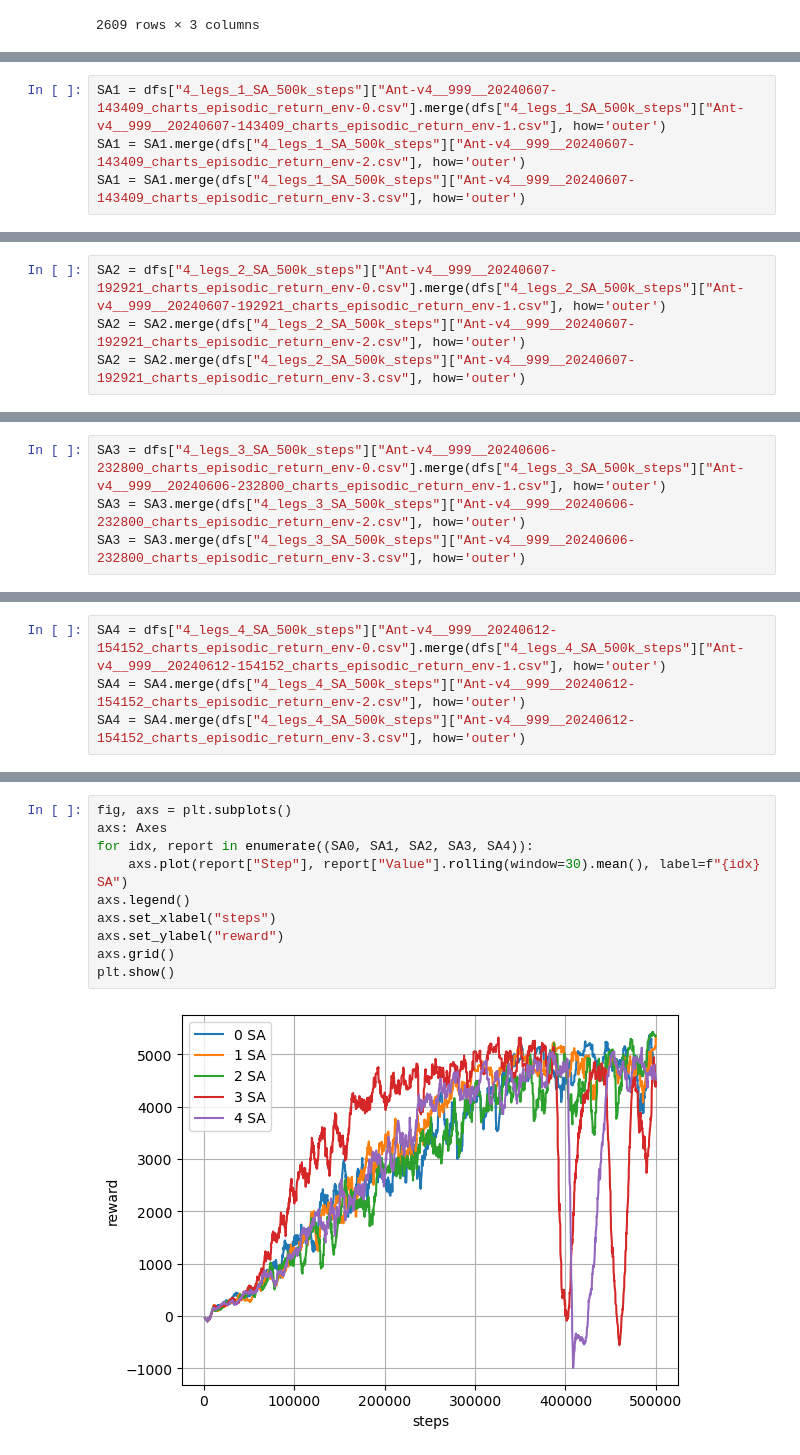
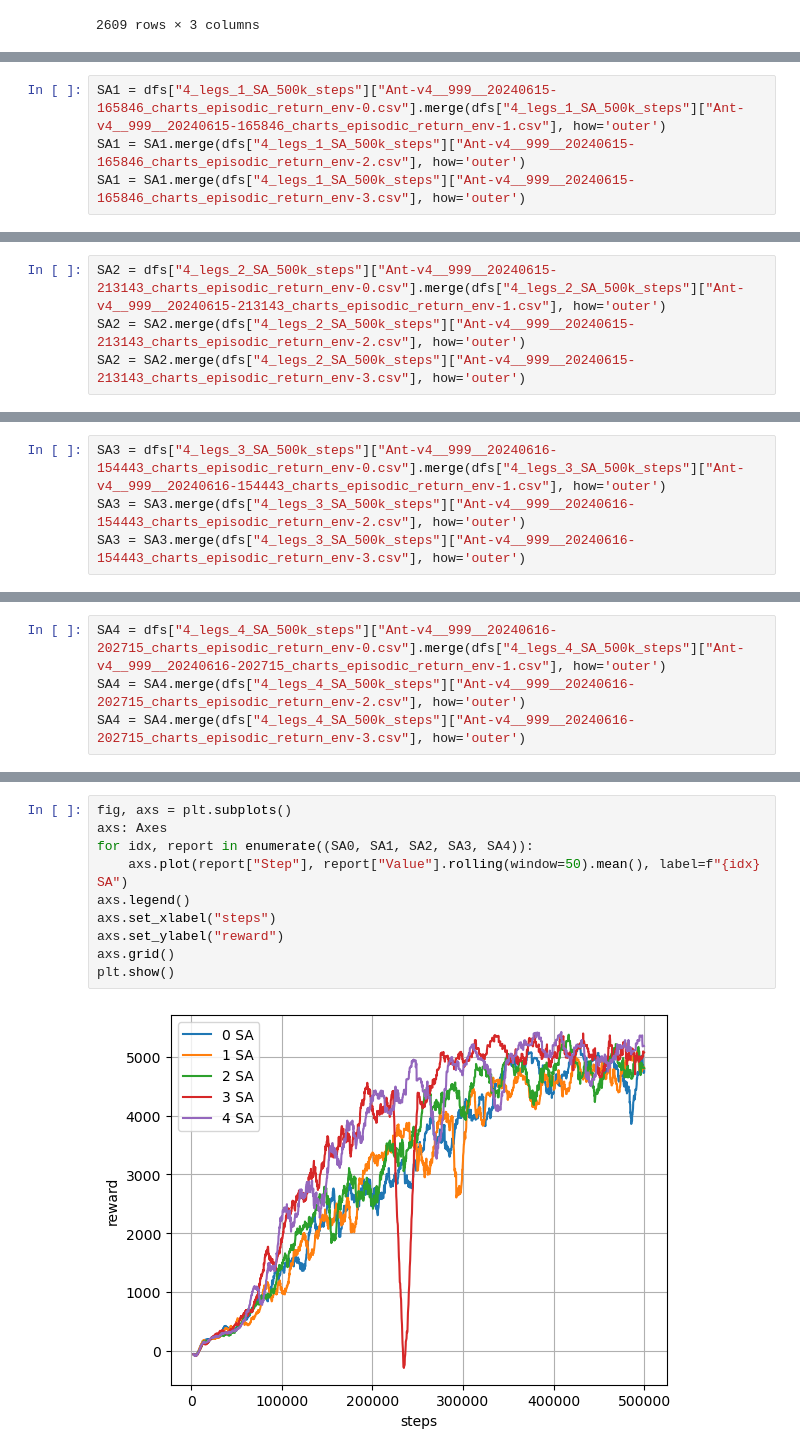
Before and after one commit to superkisa/new-life, a Jupyter notebook: notebooks/pics.ipynb, the cells around one changed output, grey strips where cells are left out. Saved outputs shown, nothing was run; the diff lists cells and outputs as text.

```diff
--- a/notebooks/pics.ipynb
+++ b/notebooks/pics.ipynb
@@ -191,8 +222,8 @@ ppe([*dfs["4_legs_1_SA_500k_steps"].keys()])
 ]
 # %%
-SA1 = dfs["4_legs_1_SA_500k_steps"]["Ant-v4__999__20240607-143409_charts_episodic_return_env-0.csv"].merge(dfs["4_legs_1_SA_500k_steps"]["Ant-v4__999__20240607-143409_charts_episodic_return_env-1.csv"], how='outer')
-SA1 = SA1.merge(dfs["4_legs_1_SA_500k_steps"]["Ant-v4__999__20240607-143409_charts_episodic_return_env-2.csv"], how='outer')
-SA1 = SA1.merge(dfs["4_legs_1_SA_500k_steps"]["Ant-v4__999__20240607-143409_charts_episodic_return_env-3.csv"], how='outer')
+SA1 = dfs["4_legs_1_SA_500k_steps"]["Ant-v4__999__20240615-165846_charts_episodic_return_env-0.csv"].merge(dfs["4_legs_1_SA_500k_steps"]["Ant-v4__999__20240615-165846_charts_episodic_return_env-1.csv"], how='outer')
+SA1 = SA1.merge(dfs["4_legs_1_SA_500k_steps"]["Ant-v4__999__20240615-165846_charts_episodic_return_env-2.csv"], how='outer')
+SA1 = SA1.merge(dfs["4_legs_1_SA_500k_steps"]["Ant-v4__999__20240615-165846_charts_episodic_return_env-3.csv"], how='outer')
 # %%
 SA1
 # %% [output]
@@ -220,8 +251,8 @@ ppe([*dfs["4_legs_2_SA_500k_steps"].keys()])
 ]
 # %%
-SA2 = dfs["4_legs_2_SA_500k_steps"]["Ant-v4__999__20240607-192921_charts_episodic_return_env-0.csv"].merge(dfs["4_legs_2_SA_500k_steps"]["Ant-v4__999__20240607-192921_charts_episodic_return_env-1.csv"], how='outer')
-SA2 = SA2.merge(dfs["4_legs_2_SA_500k_steps"]["Ant-v4__999__20240607-192921_charts_episodic_return_env-2.csv"], how='outer')
-SA2 = SA2.merge(dfs["4_legs_2_SA_500k_steps"]["Ant-v4__999__20240607-192921_charts_episodic_return_env-3.csv"], how='outer')
+SA2 = dfs["4_legs_2_SA_500k_steps"]["Ant-v4__999__20240615-213143_charts_episodic_return_env-0.csv"].merge(dfs["4_legs_2_SA_500k_steps"]["Ant-v4__999__20240615-213143_charts_episodic_return_env-1.csv"], how='outer')
+SA2 = SA2.merge(dfs["4_legs_2_SA_500k_steps"]["Ant-v4__999__20240615-213143_charts_episodic_return_env-2.csv"], how='outer')
+SA2 = SA2.merge(dfs["4_legs_2_SA_500k_steps"]["Ant-v4__999__20240615-213143_charts_episodic_return_env-3.csv"], how='outer')
 # %%
 SA2
 # %% [output]
@@ -249,8 +280,8 @@ ppe([*dfs["4_legs_3_SA_500k_steps"].keys()])
 ]
 # %%
-SA3 = dfs["4_legs_3_SA_500k_steps"]["Ant-v4__999__20240606-232800_charts_episodic_return_env-0.csv"].merge(dfs["4_legs_3_SA_500k_steps"]["Ant-v4__999__20240606-232800_charts_episodic_return_env-1.csv"], how='outer')
-SA3 = SA3.merge(dfs["4_legs_3_SA_500k_steps"]["Ant-v4__999__20240606-232800_charts_episodic_return_env-2.csv"], how='outer')
-SA3 = SA3.merge(dfs["4_legs_3_SA_500k_steps"]["Ant-v4__999__20240606-232800_charts_episodic_return_env-3.csv"], how='outer')
+SA3 = dfs["4_legs_3_SA_500k_steps"]["Ant-v4__999__20240616-154443_charts_episodic_return_env-0.csv"].merge(dfs["4_legs_3_SA_500k_steps"]["Ant-v4__999__20240616-154443_charts_episodic_return_env-1.csv"], how='outer')
+SA3 = SA3.merge(dfs["4_legs_3_SA_500k_steps"]["Ant-v4__999__20240616-154443_charts_episodic_return_env-2.csv"], how='outer')
+SA3 = SA3.merge(dfs["4_legs_3_SA_500k_steps"]["Ant-v4__999__20240616-154443_charts_episodic_return_env-3.csv"], how='outer')
 # %%
 SA3
 # %% [output]
@@ -278,8 +309,8 @@ ppe([*dfs["4_legs_4_SA_500k_steps"].keys()])
 ]
 # %%
-SA4 = dfs["4_legs_4_SA_500k_steps"]["Ant-v4__999__20240612-154152_charts_episodic_return_env-0.csv"].merge(dfs["4_legs_4_SA_500k_steps"]["Ant-v4__999__20240612-154152_charts_episodic_return_env-1.csv"], how='outer')
-SA4 = SA4.merge(dfs["4_legs_4_SA_500k_steps"]["Ant-v4__999__20240612-154152_charts_episodic_return_env-2.csv"], how='outer')
-SA4 = SA4.merge(dfs["4_legs_4_SA_500k_steps"]["Ant-v4__999__20240612-154152_charts_episodic_return_env-3.csv"], how='outer')
+SA4 = dfs["4_legs_4_SA_500k_steps"]["Ant-v4__999__20240616-202715_charts_episodic_return_env-0.csv"].merge(dfs["4_legs_4_SA_500k_steps"]["Ant-v4__999__20240616-202715_charts_episodic_return_env-1.csv"], how='outer')
+SA4 = SA4.merge(dfs["4_legs_4_SA_500k_steps"]["Ant-v4__999__20240616-202715_charts_episodic_return_env-2.csv"], how='outer')
+SA4 = SA4.merge(dfs["4_legs_4_SA_500k_steps"]["Ant-v4__999__20240616-202715_charts_episodic_return_env-3.csv"], how='outer')
 # %%
 SA4
 # %% [output]
@@ -308,12 +339,12 @@ plt.show()
 # %%
 fig, axs = plt.subplots()
 axs: Axes
 for idx, report in enumerate((SA0, SA1, SA2, SA3, SA4)):
-    axs.plot(report["Step"], report["Value"].rolling(window=30).mean(), label=f"{idx} SA")
+    axs.plot(report["Step"], report["Value"].rolling(window=50).mean(), label=f"{idx} SA")
 axs.legend()
 axs.set_xlabel("steps")
 axs.set_ylabel("reward")
 axs.grid()
 plt.show()
 # %% [output]
-[figure, old version]
+[figure, new version]
```
Also changed, not shown: parts of 15 cells of this notebook, 1 other file.
